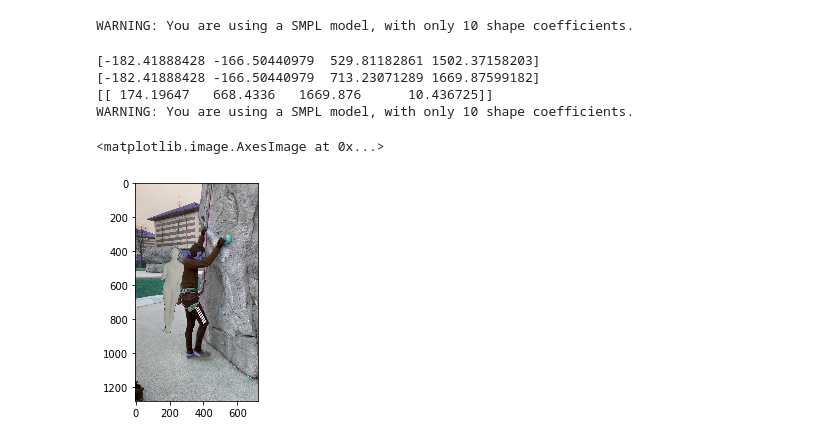
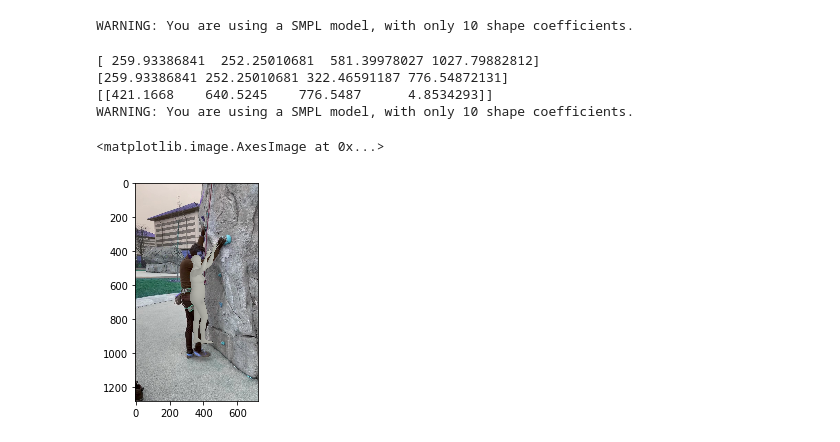
Before and after one commit to 2food/APEC, a Jupyter notebook: meva.ipynb, the cells around one changed output. Cells and saved outputs as stored; diff of their text form; code cells hidden in the pictures.

```diff
--- a/meva.ipynb
+++ b/meva.ipynb
@@ -118,41 +118,50 @@ from mesh import inference_mesh_model, get_vertices
 from meva.utils.demo_utils import convert_crop_cam_to_orig_img
 from meva.utils.renderer import Renderer
 # %%
-pose_model = init_pose_model('mmpose/configs/hmr_res50_224x224.py',
-                             'mmpose/models/pytorch/hmr/hmr_mesh_224x224-c21e8229_20201015.pth')
+hmr_model = init_pose_model('mmpose/configs/hmr_res50_224x224.py',
+                            'mmpose/models/pytorch/hmr/hmr_mesh_224x224-c21e8229_20201015.pth')
 # %% [output]
 WARNING: You are using a SMPL model, with only 10 shape coefficients.
 # %%
 frame_id = 9
+frame_bbox = bboxes[frame_id]
+img = vid[frame_id]
 
-pose_model.eval()
-person_results = [dict(bbox=bboxes[frame_id])]
-_, res = inference_mesh_model(pose_model,
-                              vid[frame_id],
-                              person_results,
-                              format='xyxy')
-verts = get_vertices(pose_model, res)
+def predict_mesh(hmr_model, img, frame_bbox):
+    hmr_model.eval()
+    bbox_xywh = bbox.xyxy2xywh(frame_bbox[np.newaxis])[0]
+    person_results = [dict(bbox=bbox_xywh)]
+    _, res = inference_mesh_model(pose_model,
+                                  img,
+                                  person_results,
+                                  format='xywh')
+    verts = get_vertices(pose_model, res)
 
-orig_height, orig_width, _ = vid[frame_id].shape
-print(bboxes[frame_id])
-bbox_xywh = bbox.xyxy2xywh(bboxes[np.newaxis,frame_id])[0]
-center, scale = bbox.box2cs(bbox_xywh, (orig_height, orig_width))
-print(bbox_xywh)
-bbox_csh = np.concatenate((center, scale))[np.newaxis]
-bbox_csh[:,2] = bbox_xywh[3]
-print(bbox_csh)
-orig_cam = convert_crop_cam_to_orig_img(res['cam'], bbox_csh, orig_width, orig_height)
+    orig_height, orig_width, _ = img.shape
+    print(bboxes[frame_id])
+    center, scale = bbox.box2cs(bbox_xywh, (orig_height, orig_width))
+    print(bbox_xywh)
+    bbox_csh = np.concatenate((center, scale))[np.newaxis]
+    bbox_csh[:,2] = bbox_xywh[3]
+    print(bbox_csh)
+    orig_cam = convert_crop_cam_to_orig_img(res['cam'], bbox_csh, orig_width, orig_height)
 
+    return verts, orig_cam
 
-renderer = Renderer(resolution=(orig_width, orig_height), orig_img=True)
-img = renderer.render(vid[frame_id], verts[0], orig_cam[0])
+verts, orig_cam = predict_mesh(hmr_model, img, frame_bbox)
+
+def render_mesh(img, verts, orig_cam):
+    orig_height, orig_width, _ = img.shape
+    renderer = Renderer(resolution=(orig_width, orig_height), orig_img=True)
+    mesh_img = renderer.render(img, verts, orig_cam)
+    return mesh_img
+
+mesh_img = render_mesh(img, verts[0], orig_cam[0])
+plt.imshow(mesh_img)
 # %% [output]
-[-182.41888428 -166.50440979  529.81182861 1502.37158203]
-[-182.41888428 -166.50440979  713.23071289 1669.87599182]
-[[ 174.19647   668.4336   1669.876      10.436725]]
+[ 259.93386841  252.25010681  581.39978027 1027.79882812]
+[259.93386841 252.25010681 322.46591187 776.54872131]
+[[421.1668    640.5245    776.5487      4.8534293]]
 WARNING: You are using a SMPL model, with only 10 shape coefficients.
+<matplotlib.image.AxesImage at 0x...>
+[figure, added]
-# %%
-plt.imshow(img)
-# %% [output]
-<matplotlib.image.AxesImage at 0x...>
-[figure, removed]
```
